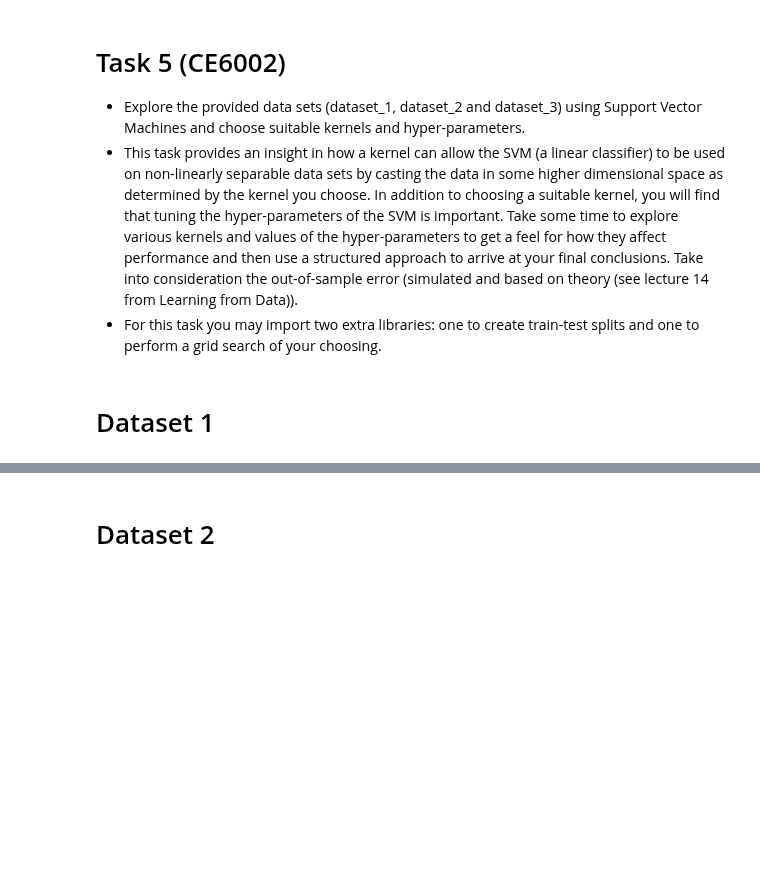
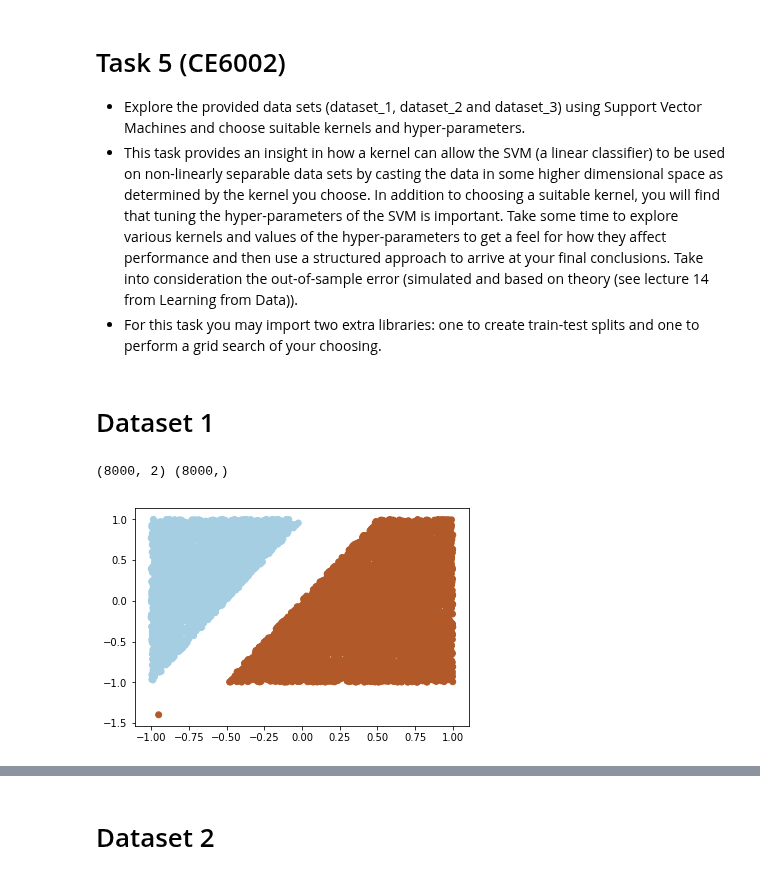
Before and after one commit to vipulpopat/MSCAI_Sem1_Etivity5, a Jupyter notebook: Etivity5_CE6002_18203485.ipynb, the cells around one changed output, grey strips where cells are left out. Cells and saved outputs as stored; diff of their text form; code cells hidden in the pictures; blank space fills up the shorter version.

```diff
--- a/Etivity5_CE6002_18203485.ipynb
+++ b/Etivity5_CE6002_18203485.ipynb
@@ -121,5 +227,13 @@ def find_optimal_svm(X_train,y_train):
     return clf
 # %% [markdown]
 # Dataset 1
+# %%
+print(X1_train.shape, y1_train.shape)
+plt.figure()
+plt.scatter(X1_train[:,0], X1_train[:,1], c=y1_train, cmap=plt.cm.Paired)
+plt.show()
+# %% [output]
+(8000, 2) (8000,)
+[figure, added]
 # %%
 clf_ds1_train = find_optimal_svm(X1_train,y1_train)
```
Also changed, not shown: parts of 17 cells of this notebook.
